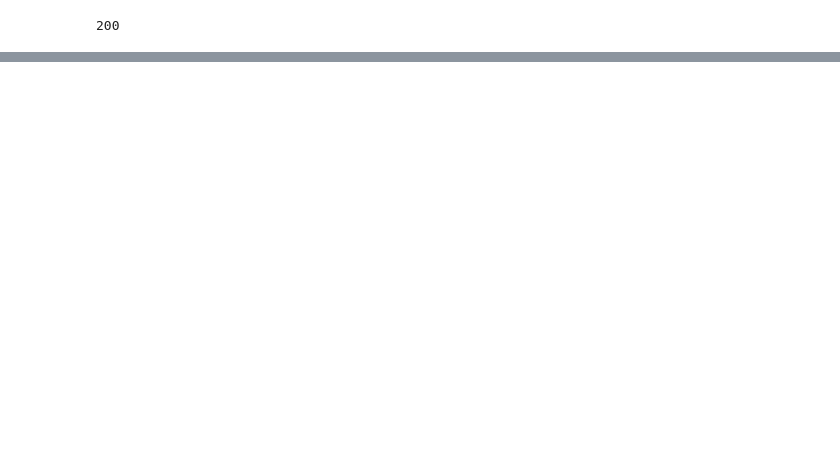
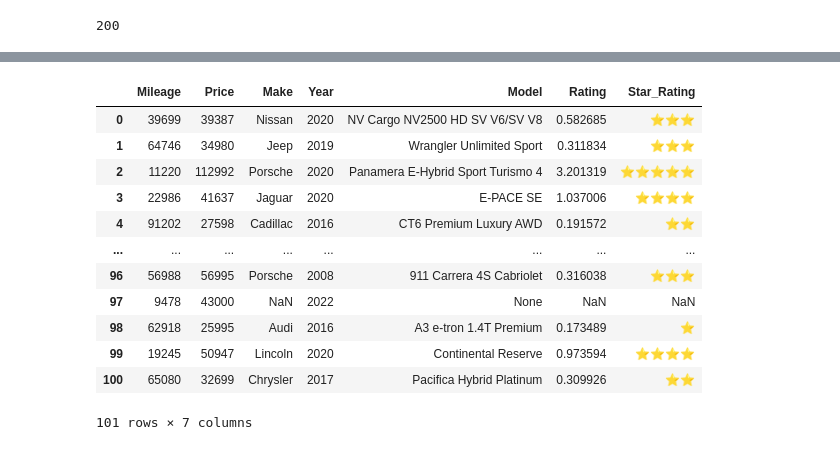
Before and after one commit to spooknewt/tools1_project_TG_AM, a Jupyter notebook: used_cars_project.ipynb, the cells around one changed output, grey strips where cells are left out. Saved outputs shown, nothing was run; the diff lists cells and outputs as text; code cells hidden in the pictures; blank space fills up the shorter version.

```diff
--- a/used_cars_project.ipynb
+++ b/used_cars_project.ipynb
@@ -226,0 +247,21 @@ data
+# %%
+
+bin_title = [emoji.emojize(':star:'),emoji.emojize(':star::star:'),emoji.emojize(':star::star::star:'),
+             emoji.emojize(':star::star::star::star:'),emoji.emojize(':star::star::star::star::star:')]
+
+data['Star_Rating'] = pd.qcut(data['Rating'],q=5,labels=bin_title)
+data
+# %% [output]
+|  | Mileage | Price | Make | Year | Model | Rating | Star_Rating |
+| 0 | 39699 | 39387 | Nissan | 2020 | NV Cargo NV2500 HD SV V6/SV V8 | 0.582685 | ⭐⭐⭐ |
+| 1 | 64746 | 34980 | Jeep | 2019 | Wrangler Unlimited Sport | 0.311834 | ⭐⭐⭐ |
+| 2 | 11220 | 112992 | Porsche | 2020 | Panamera E-Hybrid Sport Turismo 4 | 3.201319 | ⭐⭐⭐⭐⭐ |
+| 3 | 22986 | 41637 | Jaguar | 2020 | E-PACE SE | 1.037006 | ⭐⭐⭐⭐ |
+| 4 | 91202 | 27598 | Cadillac | 2016 | CT6 Premium Luxury AWD | 0.191572 | ⭐⭐ |
+| ... | ... | ... | ... | ... | ... | ... | ... |
+| 96 | 56988 | 56995 | Porsche | 2008 | 911 Carrera 4S Cabriolet | 0.316038 | ⭐⭐⭐ |
+| 97 | 9478 | 43000 | NaN | 2022 | None | NaN | NaN |
+| 98 | 62918 | 25995 | Audi | 2016 | A3 e-tron 1.4T Premium | 0.173489 | ⭐ |
+| 99 | 19245 | 50947 | Lincoln | 2020 | Continental Reserve | 0.973594 | ⭐⭐⭐⭐ |
+| 100 | 65080 | 32699 | Chrysler | 2017 | Pacifica Hybrid Platinum | 0.309926 | ⭐⭐ |
+101 rows × 7 columns
```
Also changed, not shown: parts of 9 cells of this notebook.
